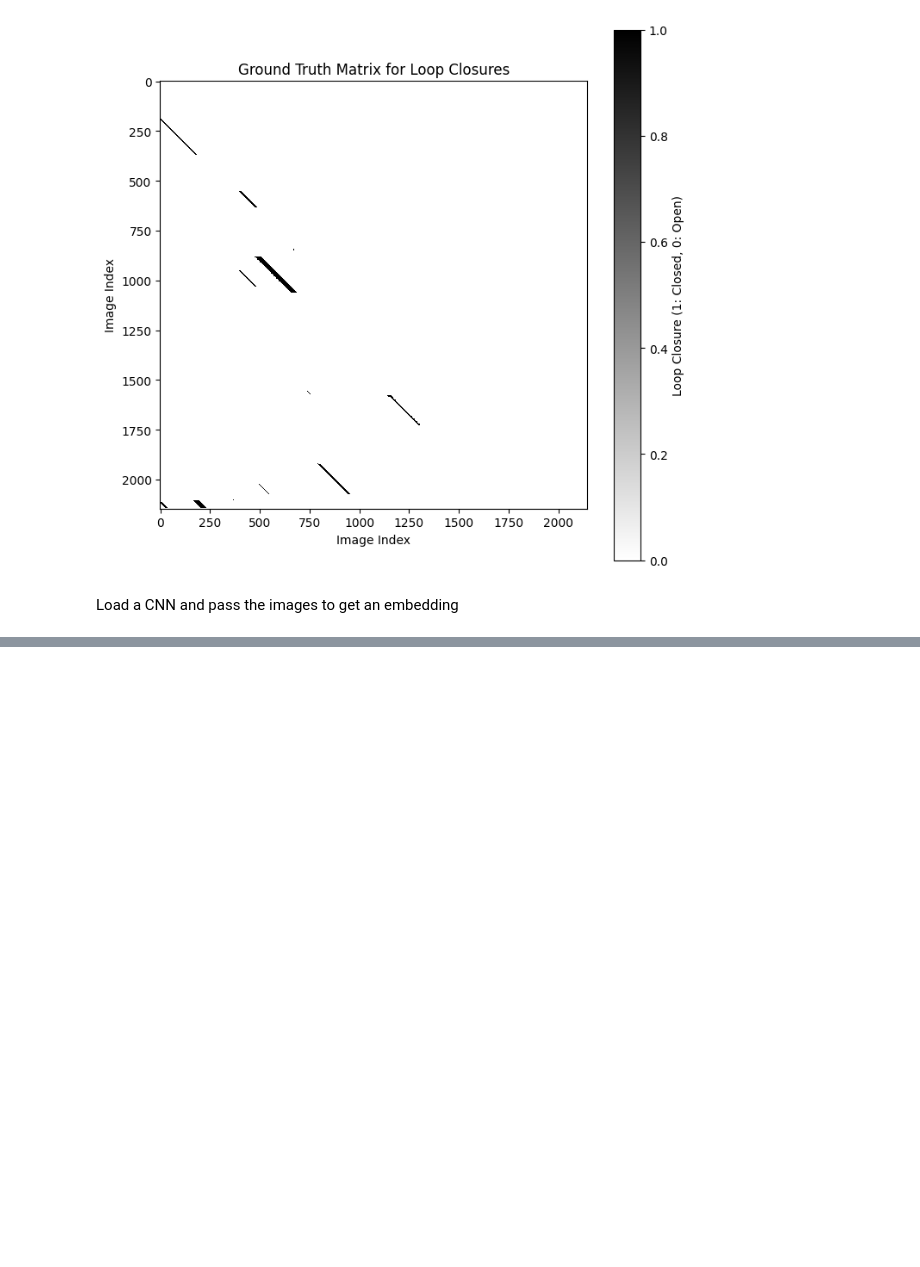
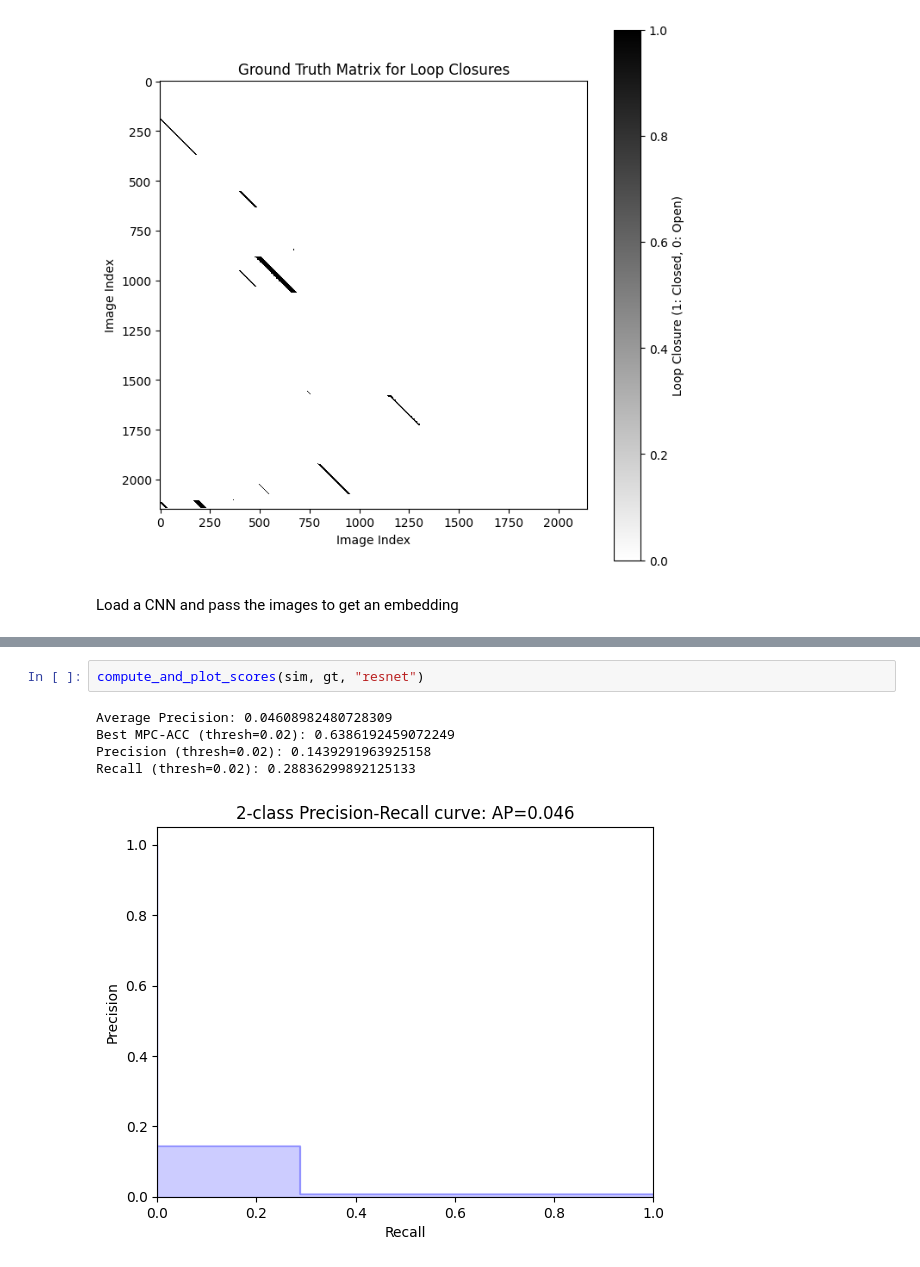
Before and after one commit to shubham-rateria/cs-5785-final-project, a Jupyter notebook: loop-closure.ipynb, the cells around one changed output, grey strips where cells are left out. Cells and saved outputs as stored; diff of their text form; blank space fills up the shorter version.

Commit message:
feat: resnet test 1

```diff
--- a/loop-closure.ipynb
+++ b/loop-closure.ipynb
@@ -224,0 +620,8 @@ tensor([[0.7311, 0.8518, 1.3806,  ..., 0.3282, 0.2717, 0.3047]])
+# %%
+compute_and_plot_scores(sim, gt, "resnet")
+# %% [output]
+Average Precision: 0.04608982480728309
+Best MPC-ACC (thresh=0.02): 0.6386192459072249
+Precision (thresh=0.02): 0.1439291963925158
+Recall (thresh=0.02): 0.28836299892125133
+[figure, added]
```
Also changed, not shown: parts of 28 cells of this notebook, 7 other files.
